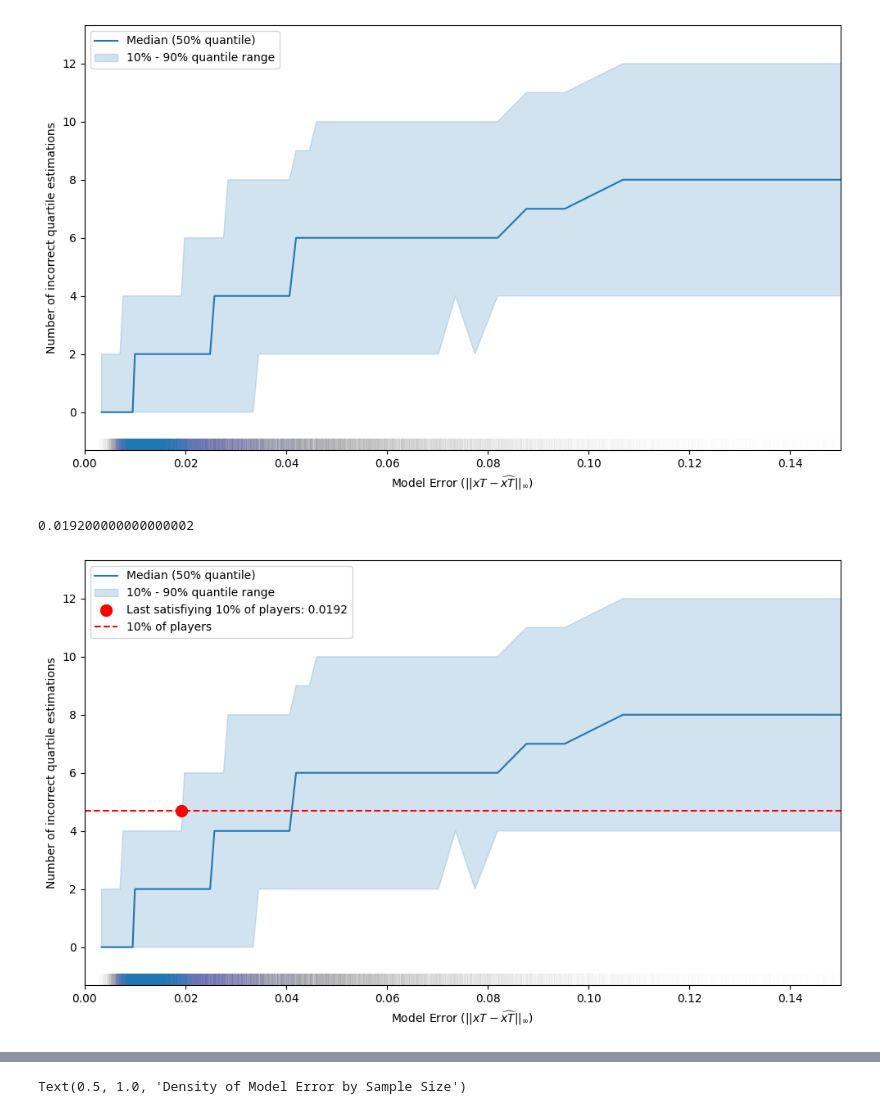
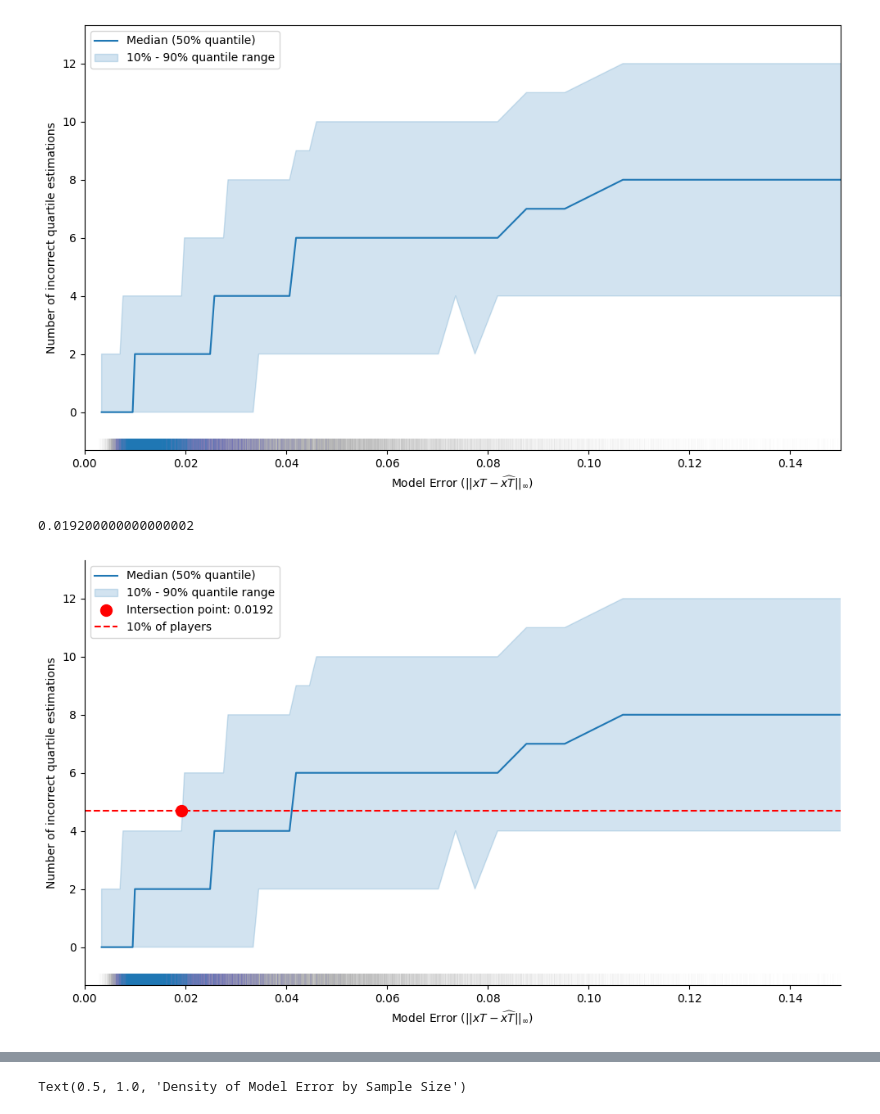
Before and after one commit to kvanarem42/xthreat-error-quantification-agentic, a Jupyter notebook: 4-investigate-results/find_maximal_error_v2_processing_10_000.ipynb, the cells around one changed output, grey strips where cells are left out. Saved outputs shown, nothing was run; the diff lists cells and outputs as text; code cells hidden in the pictures.

```diff
--- a/4-investigate-results/find_maximal_error_v2_processing_10_000.ipynb
+++ b/4-investigate-results/find_maximal_error_v2_processing_10_000.ipynb
@@ -1111,32 +1111,33 @@ sns.rugplot(
 ax_main.set_ylim(ax_main.get_ylim())
 
 # First meeting marker (larger, different color)
 first_meeting_10_percent = conditional_quantiles[conditional_quantiles[quantile_4_threshold] <= 0.1*n_players]['bin_center'].max()
 first_meeting_10_percent_y = conditional_quantiles[conditional_quantiles[quantile_4_threshold] <= 0.1*n_players][quantile_4_threshold].max()
 print(first_meeting_10_percent)
 ax_main.plot(
     first_meeting_10_percent,
     n_players * 0.10,
     marker='o',
     linewidth=0,
     markersize=10,
     color='red',
-    label=f'Last satisfiying 10% of players: {first_meeting_10_percent:.4f}'
+    label=f'Intersection point: {first_meeting_10_percent:.4f}'
 )
 
 # Horizontal threshold line
 ax_main.axhline(
     n_players * 0.10,
     color='red',
     linestyle='--',
     linewidth=1.5,
     label='10% of players'
 )
 
+ax_main.spines[['top', 'right']].set_visible(False)
 
 plt.legend()
 plt.tight_layout()
 plt.show()
 # %% [output]
 0.019200000000000002
-[figure, old version]
+[figure, new version]
```
Also changed, not shown: parts of 1 cell of this notebook, 16 other files.
